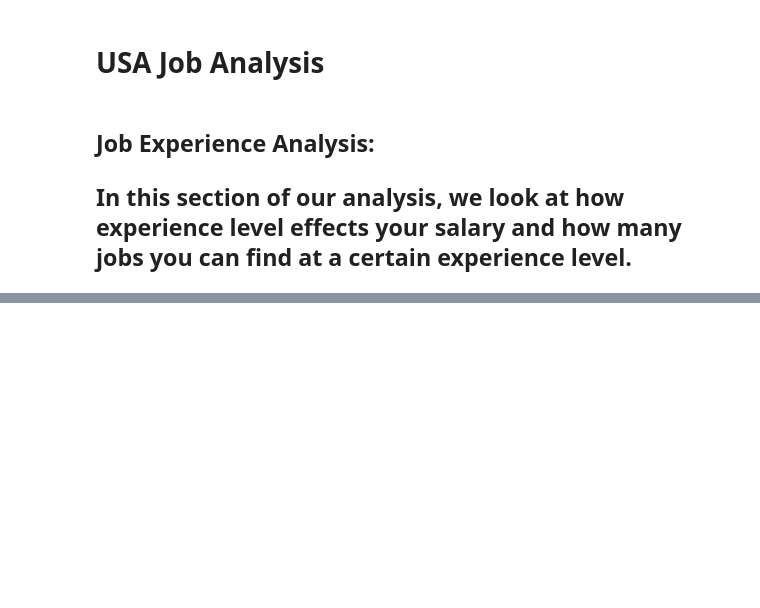
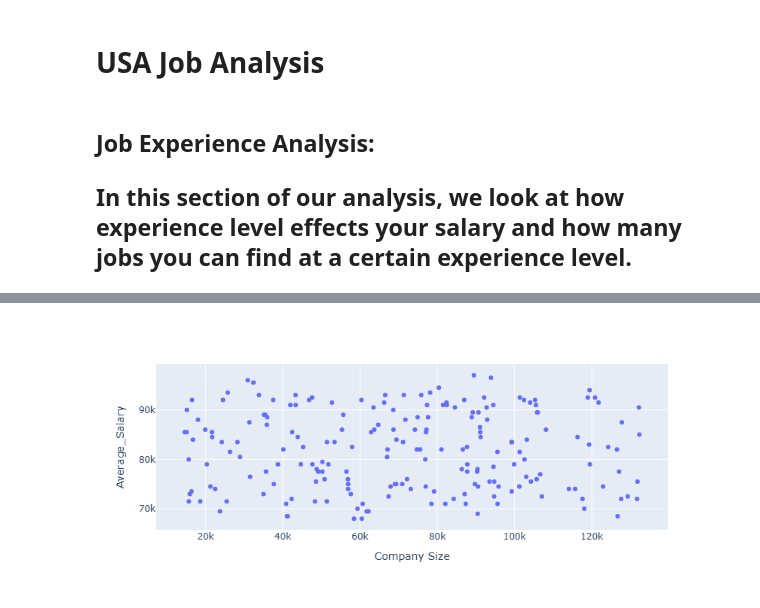
Before and after one commit to aferrodelgado/project-3, a Jupyter notebook: Sorted_Tables/US_Jobs_Analysis.ipynb, the cells around one changed output, grey strips where cells are left out. Drawn from its saved outputs; the diff is of its cells as text; code cells hidden in the pictures; blank space fills up the shorter version.

```diff
--- a/Sorted_Tables/US_Jobs_Analysis.ipynb
+++ b/Sorted_Tables/US_Jobs_Analysis.ipynb
@@ -23,0 +56,9 @@ job_experience_data.head()
+# %%
+# Create a sample graph based on the company size to create a cleaner visualization
+
+# Create dataframe with just 'Company Size' and 'Average_Salary'
+company_size_df = pd.DataFrame(job_experience_data[['Company Size', 'Average_Salary']])
+
+# Create sample dataframe with new dataframe
+sample_company_size_df = company_size_df.sample(200)
+sample_company_size_df
@@ -23,0 +79,6 @@ job_experience_data.head()
+# %%
+# Create a scatter plot from Company Size sample data
+scatter_companySize = px.scatter(sample_company_size_df, x="Company Size", y="Average_Salary")
+scatter_companySize.show()
+# %% [output]
+[figure, added]
```
Also changed, not shown: parts of 6 cells of this notebook, 1 other file.
